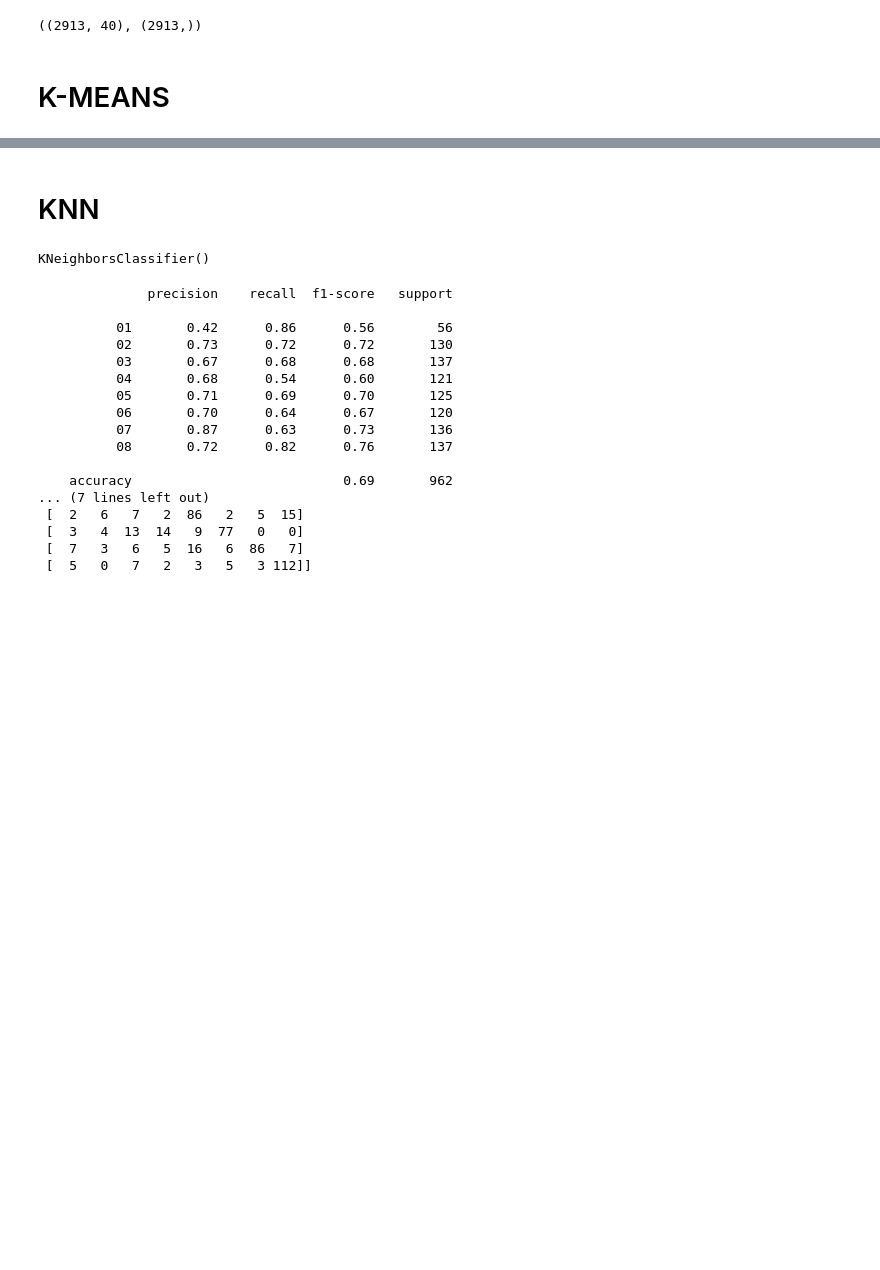
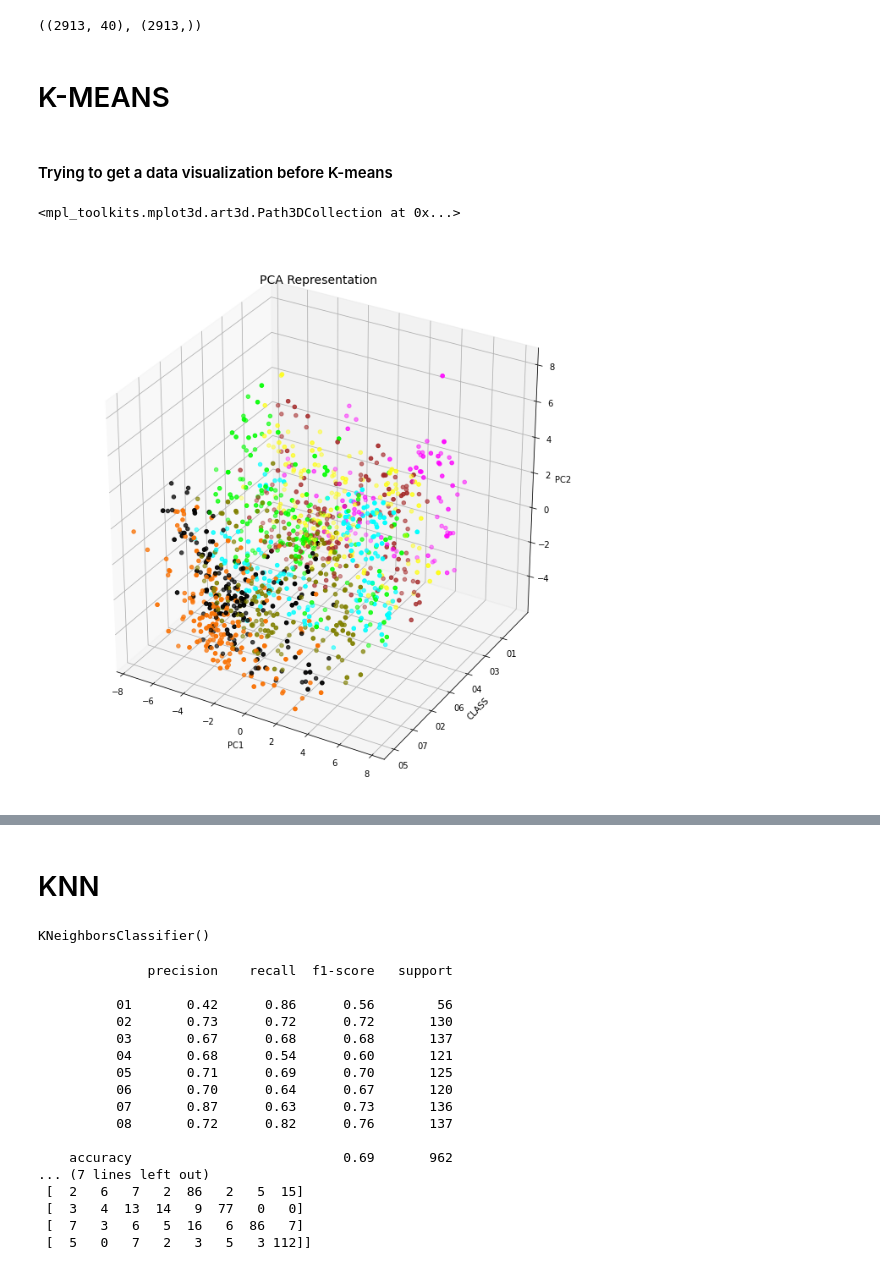
Before and after one commit to fedeflowers/Audio_pattern_recognition, a Jupyter notebook: Project.ipynb, the cells around one changed output, grey strips where cells are left out. Drawn from its saved outputs; the diff is of its cells as text; code cells hidden in the pictures; blank space fills up the shorter version.

```diff
--- a/Project.ipynb
+++ b/Project.ipynb
@@ -76,6 +73,61 @@ from sklearn.model_selection import train_test_split
 X_train, X_test, y_train, y_test = train_test_split(X, y, test_size=0.33, random_state=42) #splitting for training and testing
 # %% [markdown]
 # K-MEANS
+# %% [markdown]
+#### Trying to get a data visualization before K-means
+# %%
+#Trying to visualize the data, it has a shape of (1951,40) I need to reduce it
+#visualize data in 3D with PCA dimensionality reduction
+
+from sklearn.decomposition import PCA
+import matplotlib.pyplot as plt
+import warnings
+import numpy as np
+warnings.filterwarnings('ignore')
+
+#Try to get a better visualization with 2dimensionsn as components
+from mpl_toolkits.mplot3d import Axes3D
+
+pca2 = PCA(n_components=2)
+principalComponents = pca2.fit_transform(X_train)
+
+fig = plt.figure(figsize=(9,9))
+axes = Axes3D(fig)
+axes.set_title('PCA Representation', size=14)
+axes.set_xlabel('PC1')
+axes.set_ylabel('CLASS')
+axes.set_zlabel('PC2')
+
+#use datafram to split the 2 principalComponents
+DataVisualizationDF = pd.DataFrame(data = principalComponents
+             , columns = ['principal component 1', 'principal component 2'])
+#need to create a list of colors, 1 color for each different class
+colors = []
+for c in y_train:
+  if c == '01':#neutral
+    colors.append('#FF00FF')
+  elif c == '02':#calm
+    colors.append('#00FFFF')
+  elif c == '03':#happy
+    colors.append('#FFFF14')
+  elif c == '04':#sad
+    colors.append('#A52A2A')
+  elif c == '05':#angry
+    colors.append('#000000')
+  elif c == '06':#fearful
+    colors.append('#00FF00')
+  elif c == '07':#disgust
+    colors.append('#808000')
+  elif c == '08':#surprised
+    colors.append('#F97306')
+
+DataVisualizationDF['color'] = colors
+
+axes.scatter(DataVisualizationDF['principal component 1'], y_train, DataVisualizationDF['principal component 2'], c = DataVisualizationDF['color'])
+#0 = neutral, 1 = calm, 2 = happy, 3 = sad, 4 = angry, 5 = fearful, 6 = disgust, 7 = surprised
+# %% [output]
+<mpl_toolkits.mplot3d.art3d.Path3DCollection at 0x...>
+[figure, added]
 # %%
 #provare a fare clusteing es k-means, l'ha consigliato il prof.
 #There should be 8 classes in this dataset
```
Also changed, not shown: parts of 7 cells of this notebook.
